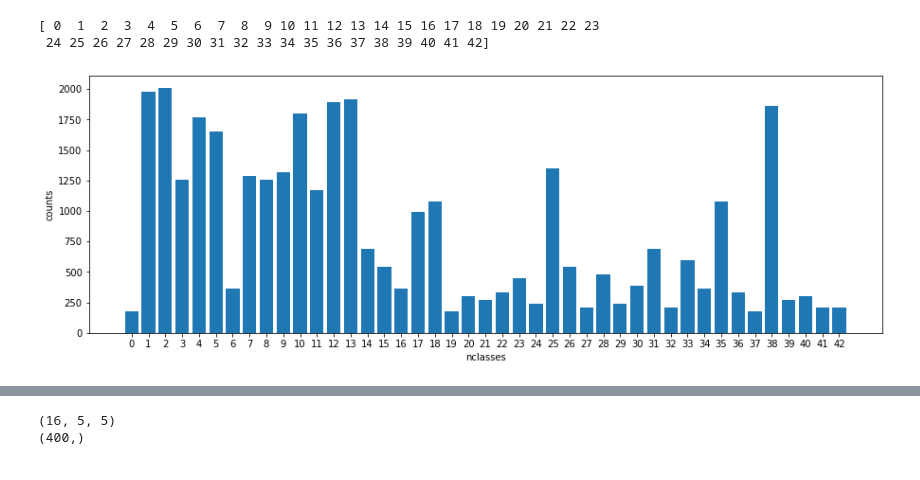
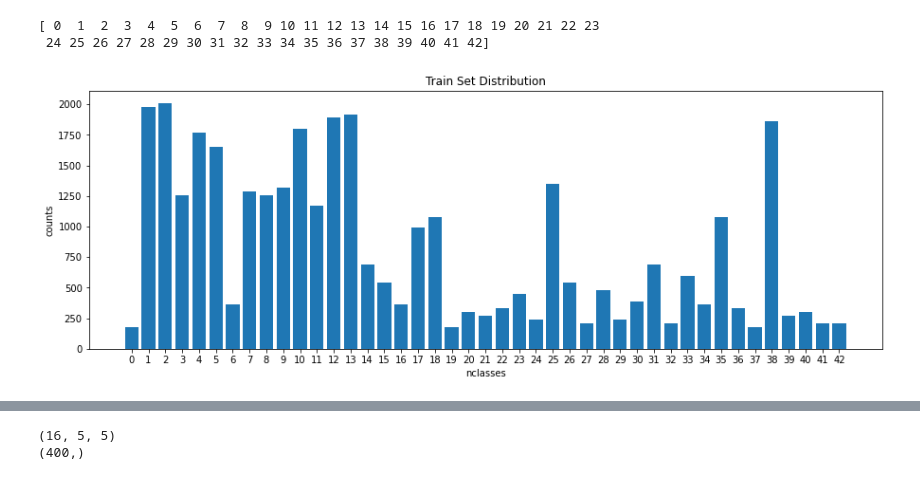
Before and after one commit to RamAIbot/Self_Driving_car_Traffic_Sign_classifier, a Jupyter notebook: Final_project.ipynb, the cells around one changed output, grey strips where cells are left out. Cells and saved outputs as stored; diff of their text form; code cells hidden in the pictures.

```diff
--- a/Final_project.ipynb
+++ b/Final_project.ipynb
@@ -59,8 +58,9 @@ print(n_classes)
 # %%
 plt.rcParams['figure.figsize']=[15,5]
 plt.bar(n_classes,counts,tick_label=n_classes,width=0.8,align='center')
 plt.xlabel('nclasses')
 plt.ylabel('counts')
+plt.title('Train Set Distribution')
 plt.show()
 # %% [output]
-[figure, old version]
+[figure, new version]
```
Also changed, not shown: parts of 7 cells of this notebook, 4 other files.
